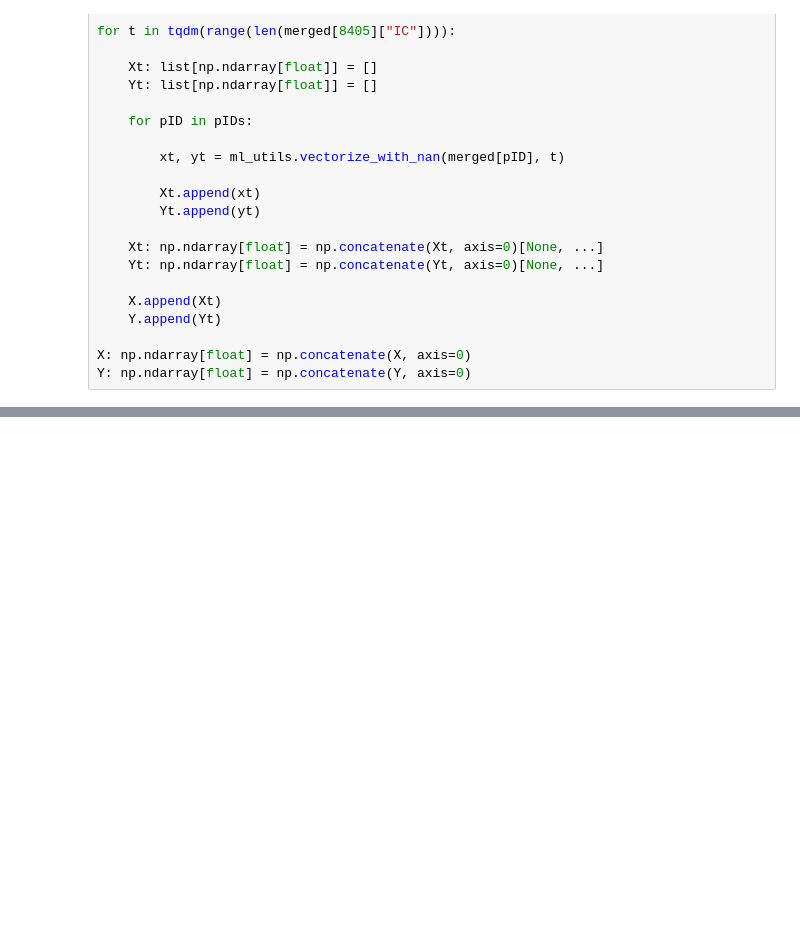
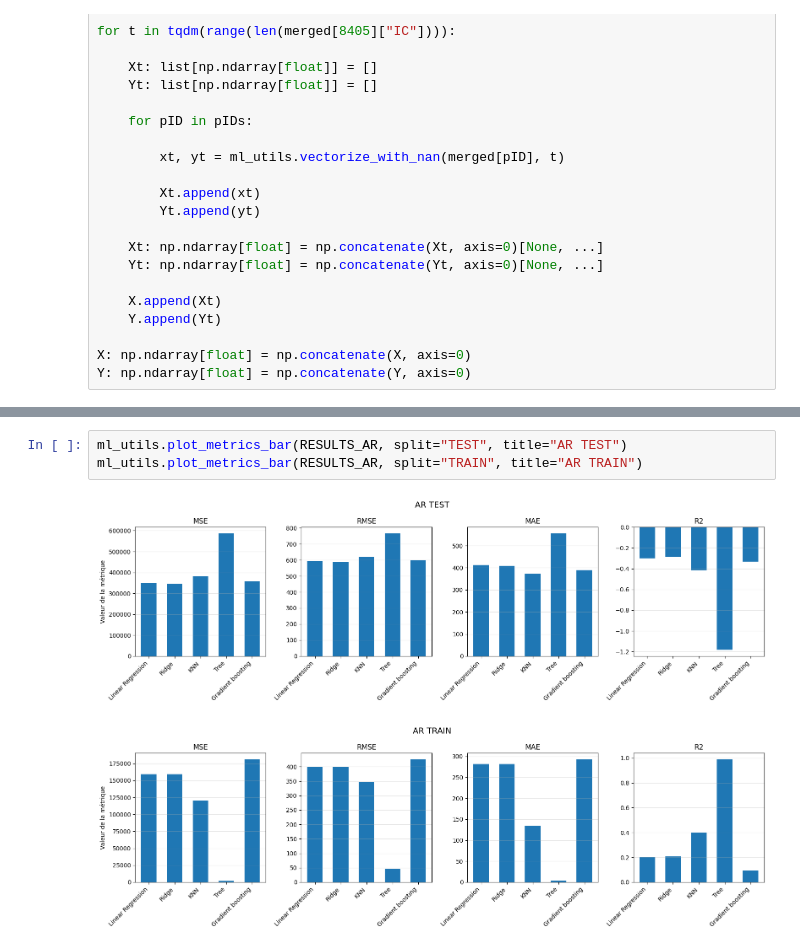
Before and after one commit to KargKarg/binome_med, a Jupyter notebook: regression/display.ipynb, the cells around one changed output, grey strips where cells are left out. Drawn from its saved outputs; the diff is of its cells as text; blank space fills up the shorter version.

```diff
--- a/regression/display.ipynb
+++ b/regression/display.ipynb
@@ -85,0 +133,6 @@ ml_utils.plot_pred_true(Y_test[:, 10], Y_pred_test_ar[:, 10])
+# %%
+ml_utils.plot_metrics_bar(RESULTS_AR, split="TEST", title="AR TEST")
+ml_utils.plot_metrics_bar(RESULTS_AR, split="TRAIN", title="AR TRAIN")
+# %% [output]
+[figure, added]
+[figure, added]
```
Also changed, not shown: parts of 15 cells of this notebook, 1 other file.
